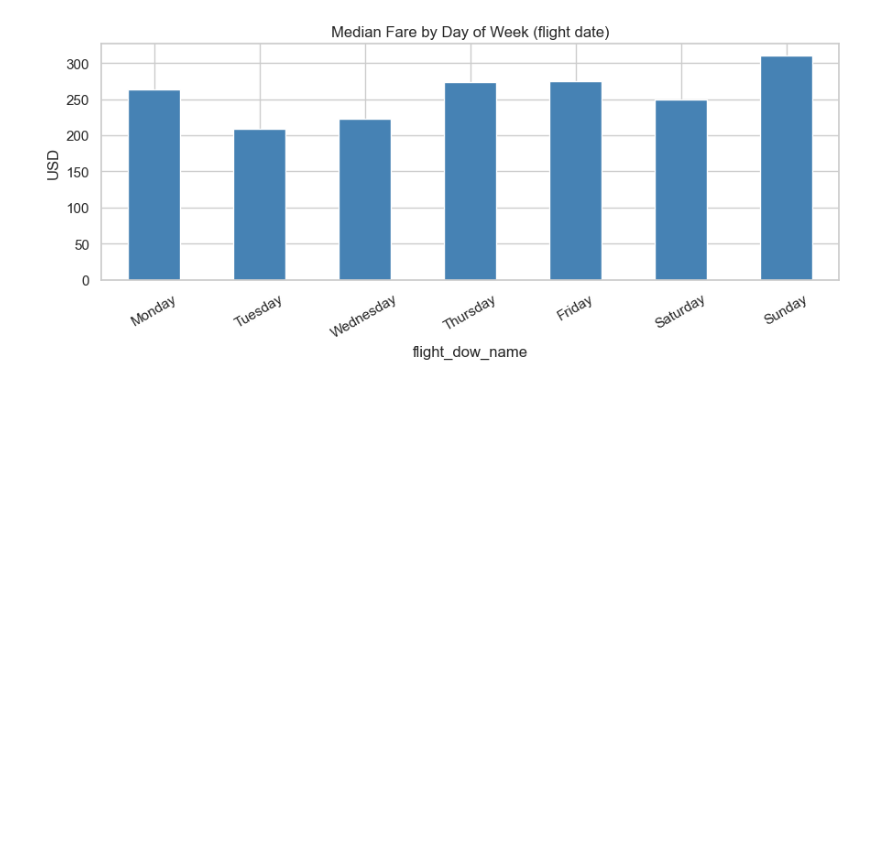
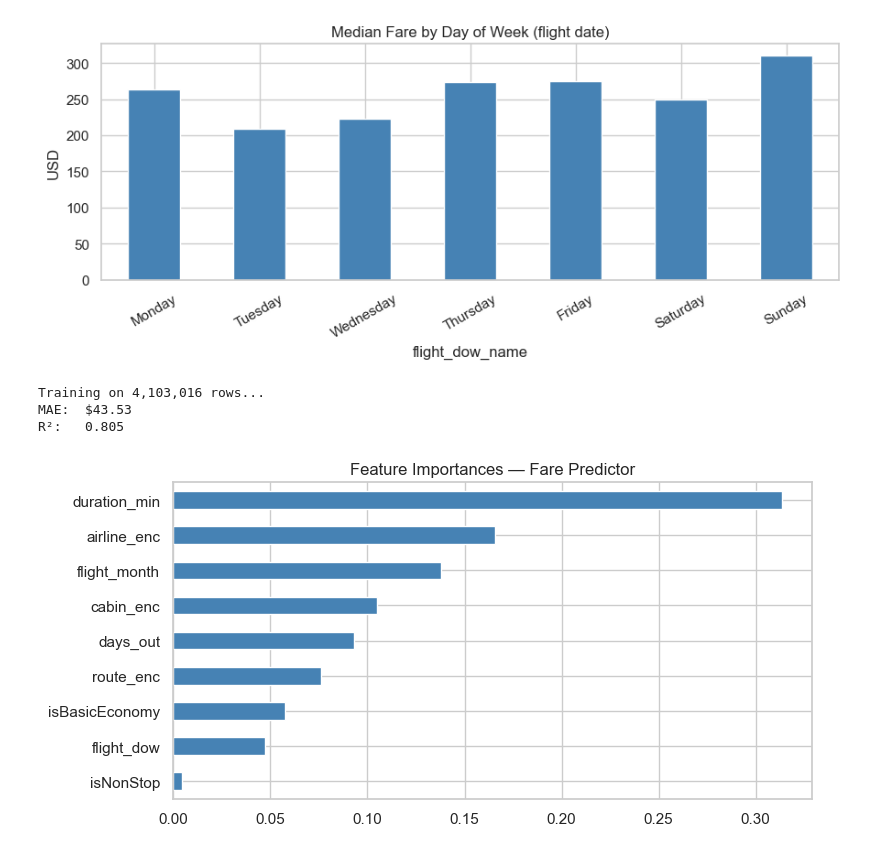
Before and after one commit to Splash791/Tailwind, a Jupyter notebook: Tailwind.ipynb, the cells around one changed output. Drawn from its saved outputs; the diff is of its cells as text; code cells hidden in the pictures; blank space fills up the shorter version.

```diff
--- a/Tailwind.ipynb
+++ b/Tailwind.ipynb
@@ -263,3 +263,48 @@ plt.tight_layout()
 plt.show()
 # %% [output]
 [figure]
+# %%
+# Encode categoricals
+le_route   = LabelEncoder().fit(df['route'])
+le_airline = LabelEncoder().fit(df['segmentsAirlineName'].fillna('Unknown'))
+le_cabin   = LabelEncoder().fit(df['segmentsCabinCode'].fillna('coach'))
+
+df['route_enc']   = le_route.transform(df['route'])
+df['airline_enc'] = le_airline.transform(df['segmentsAirlineName'].fillna('Unknown'))
+df['cabin_enc']   = le_cabin.transform(df['segmentsCabinCode'].fillna('coach'))
+
+FEATURES = [
+    'route_enc', 'days_out', 'flight_month', 'flight_dow',
+    'isNonStop', 'isBasicEconomy', 'duration_min',
+    'airline_enc', 'cabin_enc',
+]
+TARGET = 'baseFare'
+
+model_df = df[FEATURES + [TARGET]].dropna()
+
+X = model_df[FEATURES]
+y = model_df[TARGET]
+
+X_train, X_test, y_train, y_test = train_test_split(
+    X, y, test_size=0.2, random_state=42
+)
+
+print(f'Training on {len(X_train):,} rows...')
+rf = RandomForestRegressor(n_estimators=100, n_jobs=-1, random_state=42)
+rf.fit(X_train, y_train)
+
+preds = rf.predict(X_test)
+print(f'MAE:  ${mean_absolute_error(y_test, preds):.2f}')
+print(f'R²:   {r2_score(y_test, preds):.3f}')
+# %% [output]
+Training on 4,103,016 rows...
+MAE:  $43.53
+R²:   0.805
+# %%
+importances = pd.Series(rf.feature_importances_, index=FEATURES).sort_values()
+importances.plot(kind='barh', figsize=(8, 4), color='steelblue')
+plt.title('Feature Importances — Fare Predictor')
+plt.tight_layout()
+plt.show()
+# %% [output]
+[figure, added]
```
Also changed, not shown: parts of 2 cells of this notebook.
